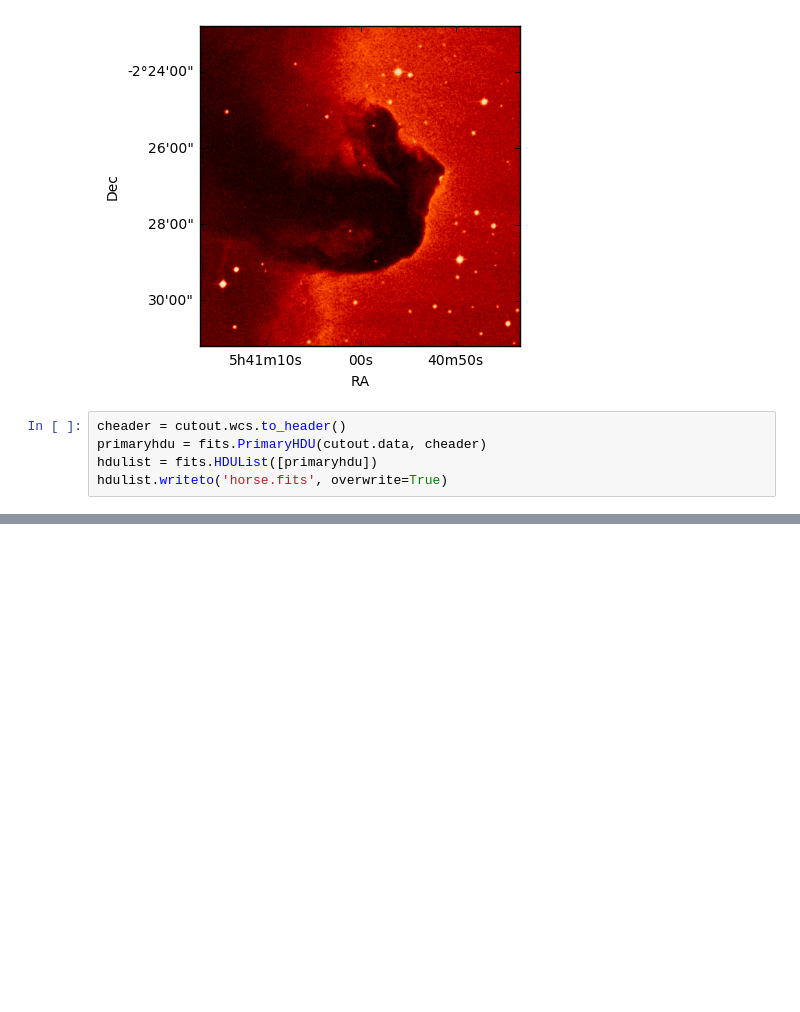
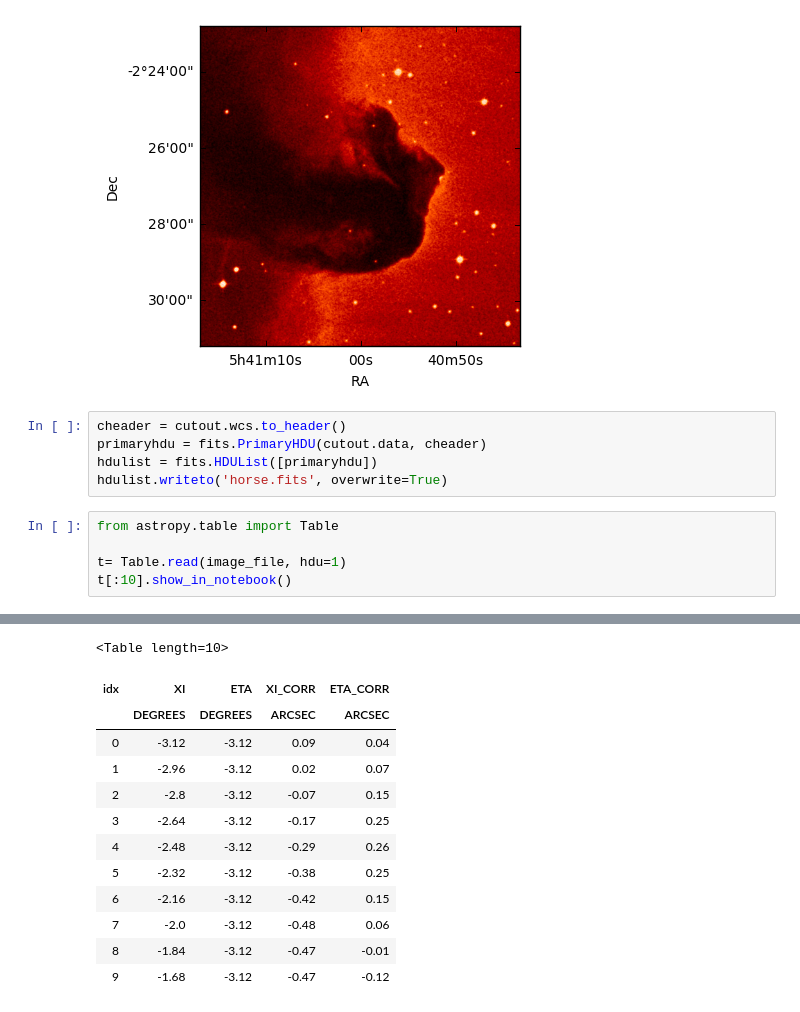
Before and after one commit to LammimAhad/Programming-python, a Jupyter notebook: monday-2.ipynb, the cells around one changed output, grey strips where cells are left out. Drawn from its saved outputs; the diff is of its cells as text; blank space fills up the shorter version.

```diff
--- a/monday-2.ipynb
+++ b/monday-2.ipynb
@@ -129,3 +125,9 @@ cheader = cutout.wcs.to_header()
 primaryhdu = fits.PrimaryHDU(cutout.data, cheader)
 hdulist = fits.HDUList([primaryhdu])
 hdulist.writeto('horse.fits', overwrite=True)
+# %%
+from astropy.table import Table
+
+t= Table.read(image_file, hdu=1)
+t[:10].show_in_notebook()
+# %% [output]
@@ -131,0 +136,13 @@ hdulist.writeto('horse.fits', overwrite=True)
+<Table length=10>
+| idx | XI | ETA | XI_CORR | ETA_CORR |
+|  | DEGREES | DEGREES | ARCSEC | ARCSEC |
+| 0 | -3.12 | -3.12 | 0.09 | 0.04 |
+| 1 | -2.96 | -3.12 | 0.02 | 0.07 |
+| 2 | -2.8 | -3.12 | -0.07 | 0.15 |
+| 3 | -2.64 | -3.12 | -0.17 | 0.25 |
+| 4 | -2.48 | -3.12 | -0.29 | 0.26 |
+| 5 | -2.32 | -3.12 | -0.38 | 0.25 |
+| 6 | -2.16 | -3.12 | -0.42 | 0.15 |
+| 7 | -2.0 | -3.12 | -0.48 | 0.06 |
+| 8 | -1.84 | -3.12 | -0.47 | -0.01 |
+| 9 | -1.68 | -3.12 | -0.47 | -0.12 |
```
Also changed, not shown: parts of 11 cells of this notebook.
